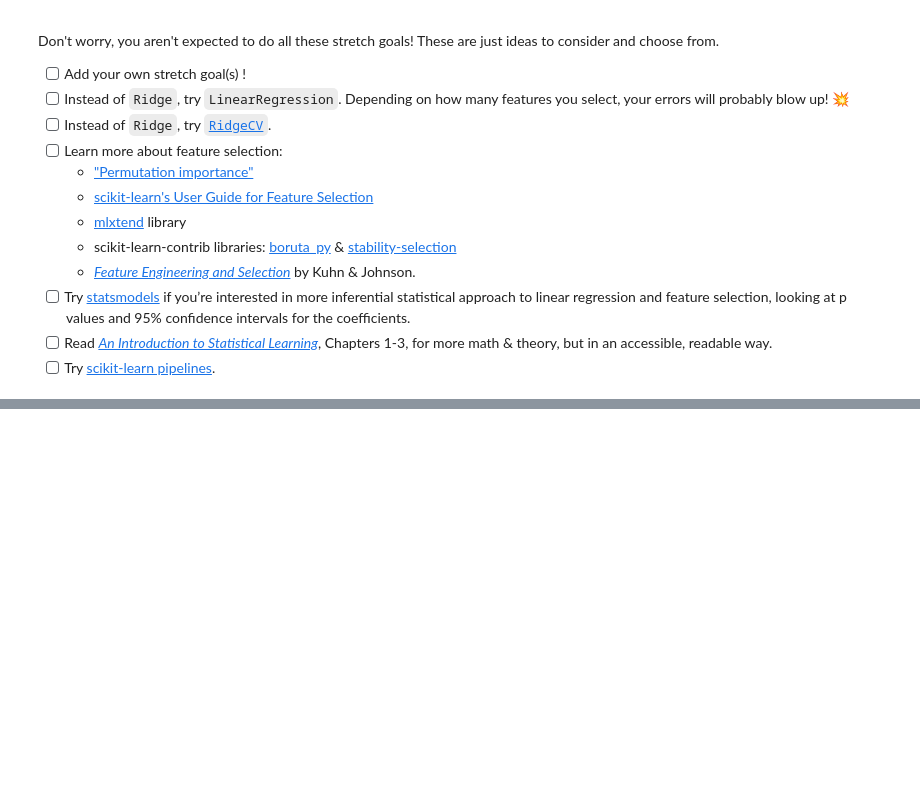
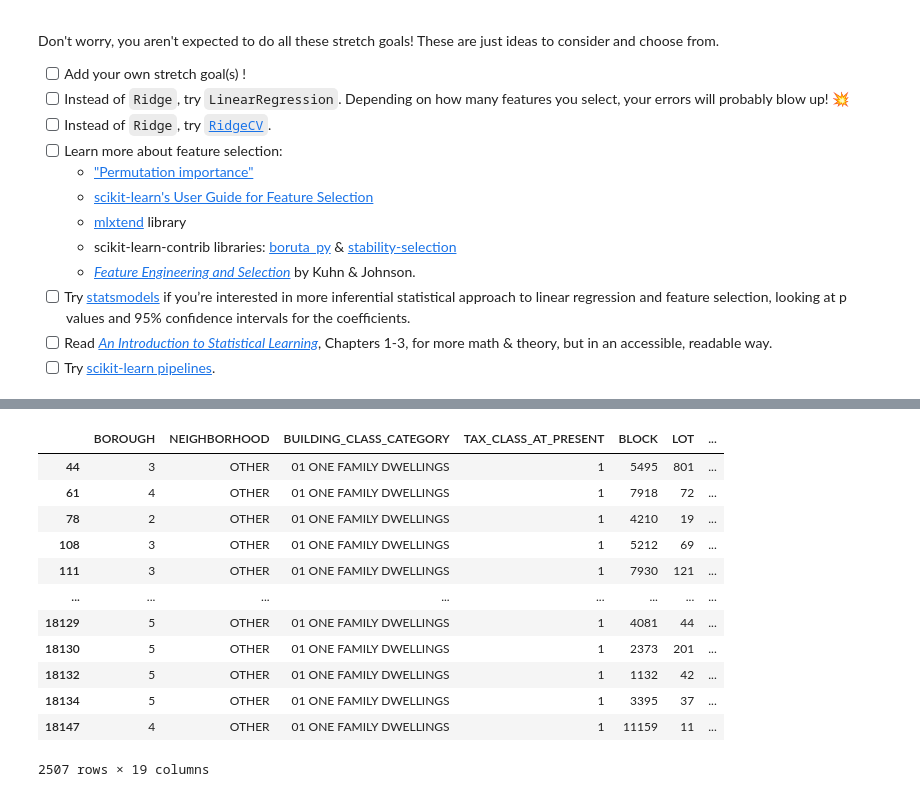
Before and after one commit to bloominstituteoftechnology/DS-Unit-2-Linear-Models, a Jupyter notebook: module3-ridge-regression/LS_DS_213_assignment.ipynb, the cells around one changed output, grey strips where cells are left out. Saved outputs shown, nothing was run; the diff lists cells and outputs as text; code cells hidden in the pictures; blank space fills up the shorter version.

```diff
--- a/module3-ridge-regression/LS_DS_213_assignment.ipynb
+++ b/module3-ridge-regression/LS_DS_213_assignment.ipynb
@@ -91,0 +115,4 @@ df.loc[~df['NEIGHBORHOOD'].isin(top10), 'NEIGHBORHOOD'] = 'OTHER'
+# %%
+df.drop(['EASE-MENT', 'APARTMENT_NUMBER'], axis=1, inplace=True)
+# %%
+df = df.dropna()
@@ -91,0 +142,3 @@ df.loc[~df['NEIGHBORHOOD'].isin(top10), 'NEIGHBORHOOD'] = 'OTHER'
+# %%
+df_subset = df[(df['BUILDING_CLASS_CATEGORY'] == '01 ONE FAMILY DWELLINGS') & (df['SALE_PRICE'] > 100000) & (df['SALE_PRICE'] < 2000000)]
+df_subset.head()
@@ -91,0 +156,3 @@ df.loc[~df['NEIGHBORHOOD'].isin(top10), 'NEIGHBORHOOD'] = 'OTHER'
+# %%
+df_subset['SALE_DATE'] = pd.to_datetime(df_subset['SALE_DATE'], infer_datetime_format=True)
+df_subset.dtypes
@@ -91,0 +185,18 @@ df.loc[~df['NEIGHBORHOOD'].isin(top10), 'NEIGHBORHOOD'] = 'OTHER'
+# %%
+train = df_subset[(df_subset['SALE_DATE'] >= '2019-01-01') & (df_subset['SALE_DATE'] <= '2019-03-31')]
+train.head()
+train
+# %% [output]
+|  | BOROUGH | NEIGHBORHOOD | BUILDING_CLASS_CATEGORY | TAX_CLASS_AT_PRESENT | BLOCK | LOT | ... |
+| 44 | 3 | OTHER | 01 ONE FAMILY DWELLINGS | 1 | 5495 | 801 | ... |
+| 61 | 4 | OTHER | 01 ONE FAMILY DWELLINGS | 1 | 7918 | 72 | ... |
+| 78 | 2 | OTHER | 01 ONE FAMILY DWELLINGS | 1 | 4210 | 19 | ... |
+| 108 | 3 | OTHER | 01 ONE FAMILY DWELLINGS | 1 | 5212 | 69 | ... |
+| 111 | 3 | OTHER | 01 ONE FAMILY DWELLINGS | 1 | 7930 | 121 | ... |
+| ... | ... | ... | ... | ... | ... | ... | ... |
+| 18129 | 5 | OTHER | 01 ONE FAMILY DWELLINGS | 1 | 4081 | 44 | ... |
+| 18130 | 5 | OTHER | 01 ONE FAMILY DWELLINGS | 1 | 2373 | 201 | ... |
+| 18132 | 5 | OTHER | 01 ONE FAMILY DWELLINGS | 1 | 1132 | 42 | ... |
+| 18134 | 5 | OTHER | 01 ONE FAMILY DWELLINGS | 1 | 3395 | 37 | ... |
+| 18147 | 4 | OTHER | 01 ONE FAMILY DWELLINGS | 1 | 11159 | 11 | ... |
+2507 rows × 19 columns
```
Also changed, not shown: parts of 25 cells of this notebook.
